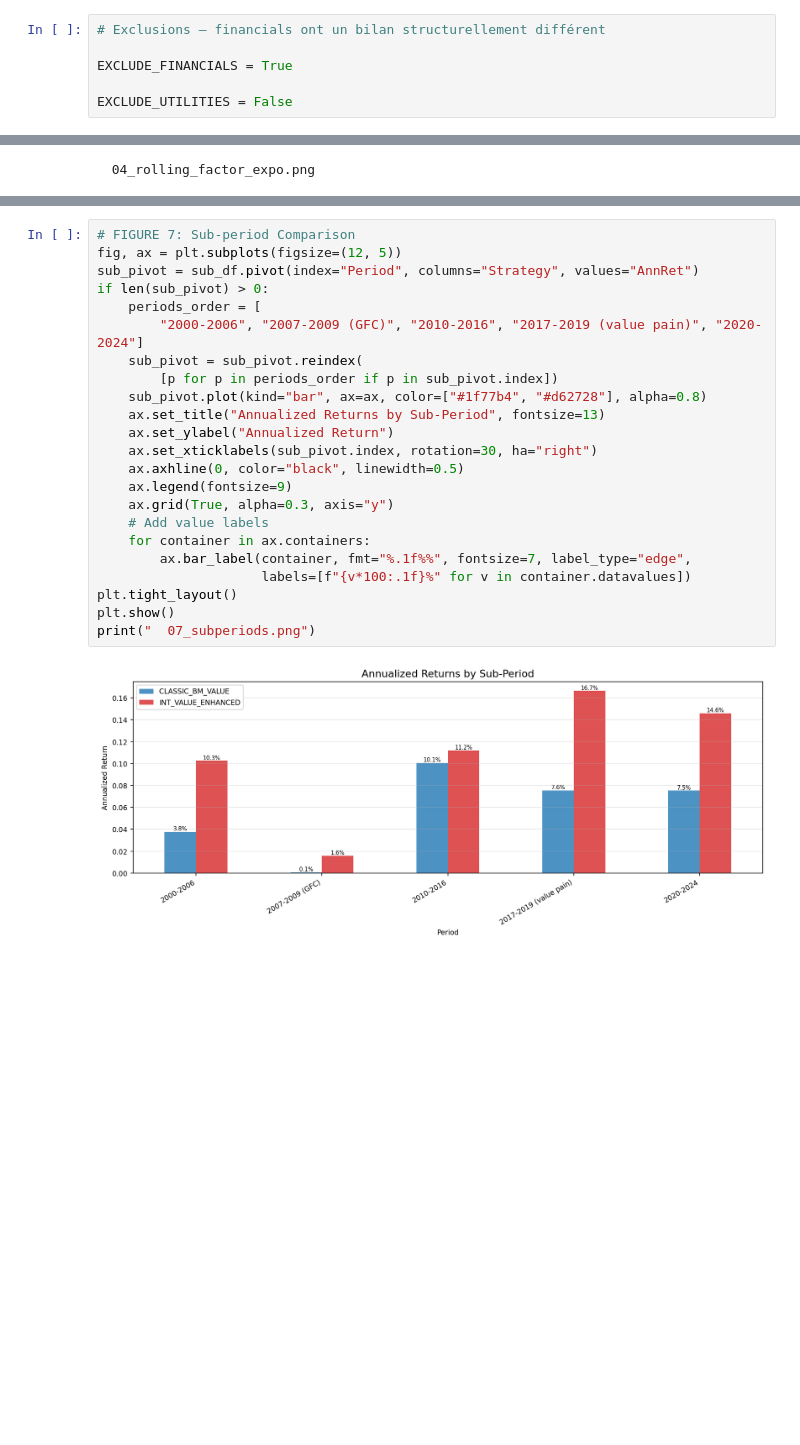
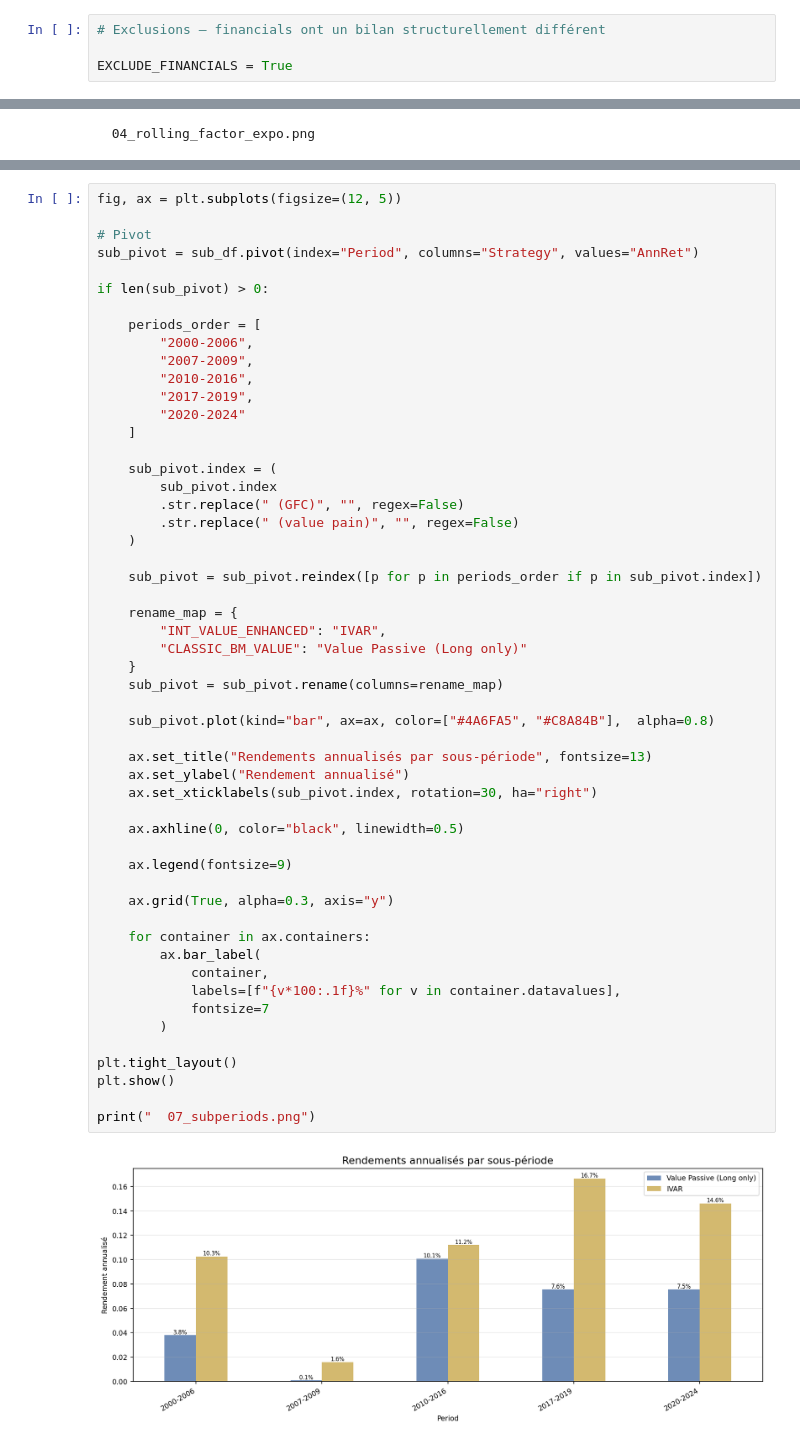
Before and after one commit to YassineOueriemmi/IVAR-Backtest-RP, a Jupyter notebook: Backtest.ipynb, the cells around one changed output, grey strips where cells are left out. Drawn from its saved outputs; the diff is of its cells as text; blank space fills up the shorter version.

```diff
--- a/Backtest.ipynb
+++ b/Backtest.ipynb
@@ -122,8 +114,6 @@ Conserver les utilities préserve la **diversification sectorielle** et la cohé
 # Exclusions — financials ont un bilan structurellement différent
 
 EXCLUDE_FINANCIALS = True
-
-EXCLUDE_UTILITIES = False
 # %% [markdown]
 ## Séparation In-Sample / Out-of-Sample — Justifications
 
@@ -1885,27 +1927,57 @@ print("  06_robustness.png")
   06_robustness.png
 # %%
-# FIGURE 7: Sub-period Comparison
 fig, ax = plt.subplots(figsize=(12, 5))
+
+# Pivot
 sub_pivot = sub_df.pivot(index="Period", columns="Strategy", values="AnnRet")
+
 if len(sub_pivot) > 0:
+
     periods_order = [
-        "2000-2006", "2007-2009 (GFC)", "2010-2016", "2017-2019 (value pain)", "2020-2024"]
-    sub_pivot = sub_pivot.reindex(
-        [p for p in periods_order if p in sub_pivot.index])
-    sub_pivot.plot(kind="bar", ax=ax, color=["#1f77b4", "#d62728"], alpha=0.8)
-    ax.set_title("Annualized Returns by Sub-Period", fontsize=13)
-    ax.set_ylabel("Annualized Return")
+        "2000-2006",
+        "2007-2009",
+        "2010-2016",
+        "2017-2019",
+        "2020-2024"
+    ]
+
+    sub_pivot.index = (
+        sub_pivot.index
+        .str.replace(" (GFC)", "", regex=False)
+        .str.replace(" (value pain)", "", regex=False)
+    )
+
+    sub_pivot = sub_pivot.reindex([p for p in periods_order if p in sub_pivot.index])
+
+    rename_map = {
+        "INT_VALUE_ENHANCED": "IVAR",
+        "CLASSIC_BM_VALUE": "Value Passive (Long only)"
+    }
+    sub_pivot = sub_pivot.rename(columns=rename_map)
+
+    sub_pivot.plot(kind="bar", ax=ax, color=["#4A6FA5", "#C8A84B"],  alpha=0.8)
+
+    ax.set_title("Rendements annualisés par sous-période", fontsize=13)
+    ax.set_ylabel("Rendement annualisé")
     ax.set_xticklabels(sub_pivot.index, rotation=30, ha="right")
+
     ax.axhline(0, color="black", linewidth=0.5)
+
     ax.legend(fontsize=9)
+
     ax.grid(True, alpha=0.3, axis="y")
-    # Add value labels
+
     for container in ax.containers:
-        ax.bar_label(container, fmt="%.1f%%", fontsize=7, label_type="edge",
-                     labels=[f"{v*100:.1f}%" for v in container.datavalues])
+        ax.bar_label(
+            container,
+            labels=[f"{v*100:.1f}%" for v in container.datavalues],
+            fontsize=7
+        )
+
 plt.tight_layout()
 plt.show()
+
 print("  07_subperiods.png")
 # %% [output]
-[figure, old version]
+[figure, new version]
   07_subperiods.png
```
Also changed, not shown: parts of 23 cells of this notebook.
